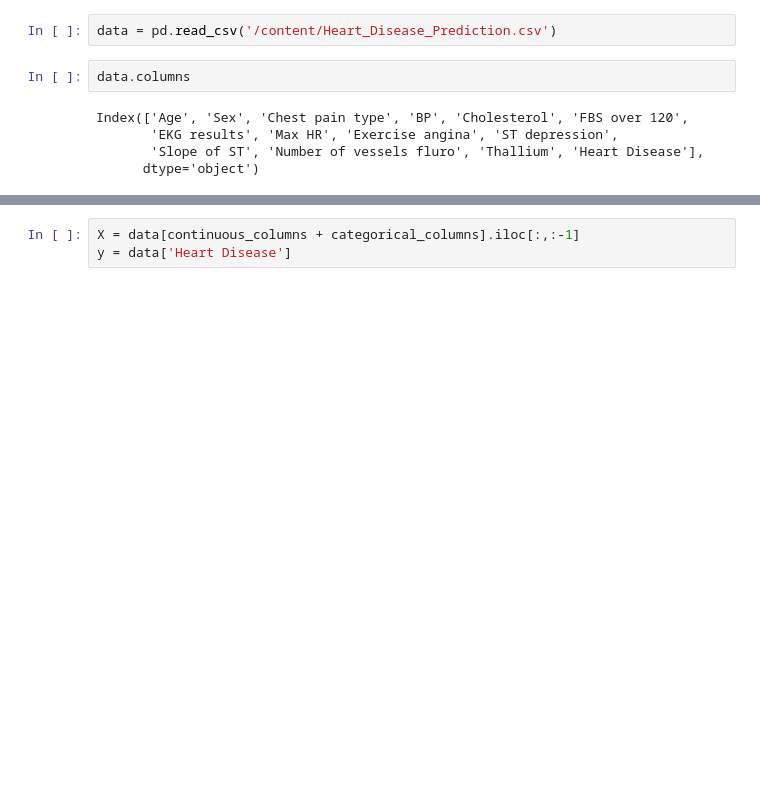
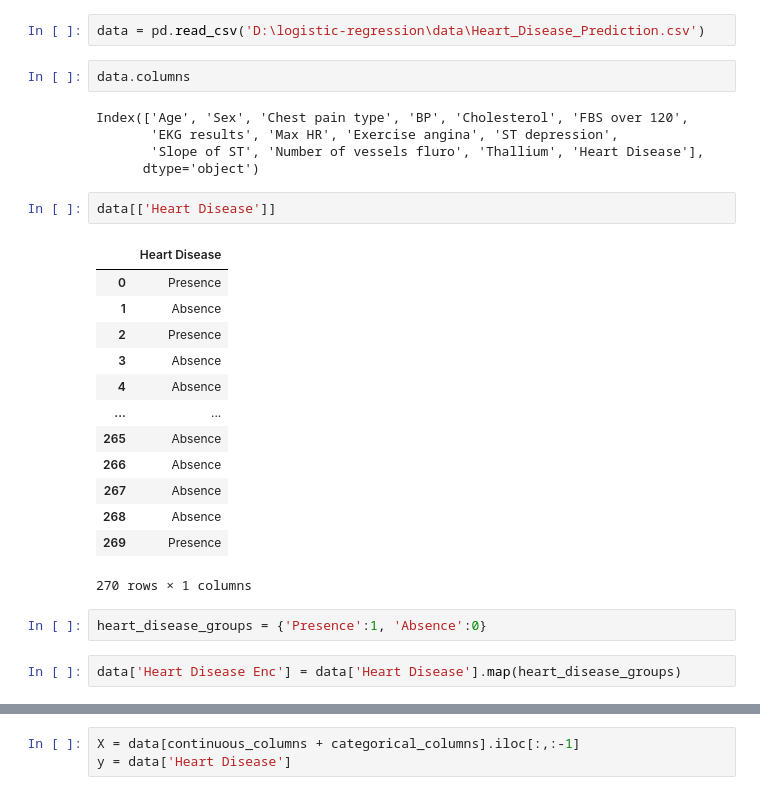
Before and after one commit to krishachemburkar/logistic-regression, a Jupyter notebook: scripts/logistic_regression.ipynb, the cells around one changed output, grey strips where cells are left out. Cells and saved outputs as stored; diff of their text form; blank space fills up the shorter version.

```diff
--- a/scripts/logistic_regression.ipynb
+++ b/scripts/logistic_regression.ipynb
@@ -8,7 +8,7 @@ from sklearn.model_selection import train_test_split
 from sklearn.linear_model import LogisticRegression
 from sklearn.metrics import accuracy_score, confusion_matrix, classification_report
 # %%
-data = pd.read_csv('/content/Heart_Disease_Prediction.csv')
+data = pd.read_csv('D:\logistic-regression\data\Heart_Disease_Prediction.csv')
 # %%
 data.columns
 # %% [output]
@@ -16,6 +16,26 @@ Index(['Age', 'Sex', 'Chest pain type', 'BP', 'Cholesterol', 'FBS over 120',
        'EKG results', 'Max HR', 'Exercise angina', 'ST depression',
        'Slope of ST', 'Number of vessels fluro', 'Thallium', 'Heart Disease'],
       dtype='object')
+# %%
+data[['Heart Disease']]
+# %% [output]
+|  | Heart Disease |
+| 0 | Presence |
+| 1 | Absence |
+| 2 | Presence |
+| 3 | Absence |
+| 4 | Absence |
+| ... | ... |
+| 265 | Absence |
+| 266 | Absence |
+| 267 | Absence |
+| 268 | Absence |
+| 269 | Presence |
+270 rows × 1 columns
+# %%
+heart_disease_groups = {'Presence':1, 'Absence':0}
+# %%
+data['Heart Disease Enc'] = data['Heart Disease'].map(heart_disease_groups)
 # %%
 import matplotlib.pyplot as plt
 import seaborn as sns
```
Also changed, not shown: parts of 6 cells of this notebook.
